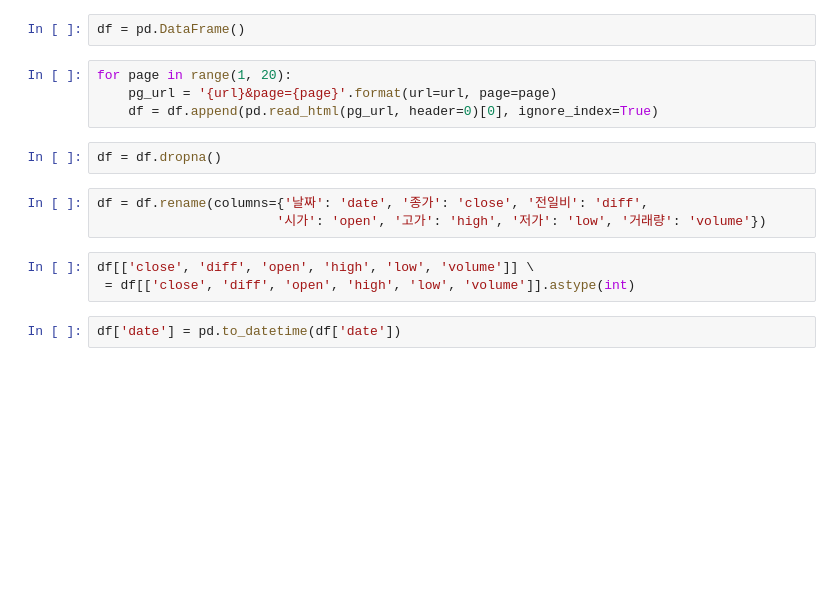
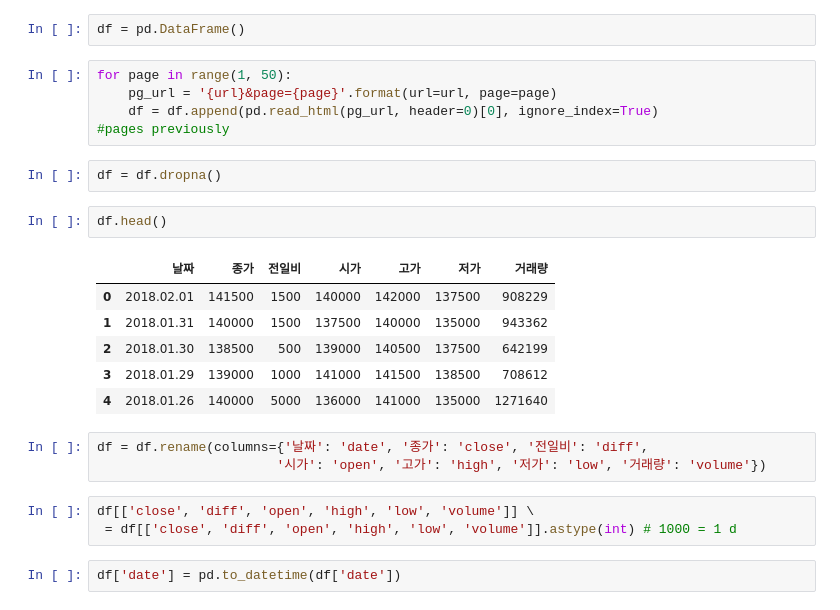
Before and after one commit to hyunkikim3/outside_trader, a Jupyter notebook: outside_trader.ipynb, the cells around one changed output. Drawn from its saved outputs; the diff is of its cells as text; blank space fills up the shorter version.

```diff
--- a/outside_trader.ipynb
+++ b/outside_trader.ipynb
@@ -46,17 +48,27 @@ url = get_url(item_name, code_df)
 # %%
 df = pd.DataFrame()
 # %%
-for page in range(1, 20):
+for page in range(1, 50):
     pg_url = '{url}&page={page}'.format(url=url, page=page)
     df = df.append(pd.read_html(pg_url, header=0)[0], ignore_index=True)
+#pages previously
 # %%
 df = df.dropna()
+# %%
+df.head()
+# %% [output]
+|  | 날짜 | 종가 | 전일비 | 시가 | 고가 | 저가 | 거래량 |
+| 0 | 2018.02.01 | 141500 | 1500 | 140000 | 142000 | 137500 | 908229 |
+| 1 | 2018.01.31 | 140000 | 1500 | 137500 | 140000 | 135000 | 943362 |
+| 2 | 2018.01.30 | 138500 | 500 | 139000 | 140500 | 137500 | 642199 |
+| 3 | 2018.01.29 | 139000 | 1000 | 141000 | 141500 | 138500 | 708612 |
+| 4 | 2018.01.26 | 140000 | 5000 | 136000 | 141000 | 135000 | 1271640 |
 # %%
 df = df.rename(columns={'날짜': 'date', '종가': 'close', '전일비': 'diff',
                        '시가': 'open', '고가': 'high', '저가': 'low', '거래량': 'volume'})
 # %%
 df[['close', 'diff', 'open', 'high', 'low', 'volume']] \
- = df[['close', 'diff', 'open', 'high', 'low', 'volume']].astype(int)
+ = df[['close', 'diff', 'open', 'high', 'low', 'volume']].astype(int) # 1000 = 1 d
 # %%
 df['date'] = pd.to_datetime(df['date'])
 # %%
```
Also changed, not shown: parts of 11 cells of this notebook.
